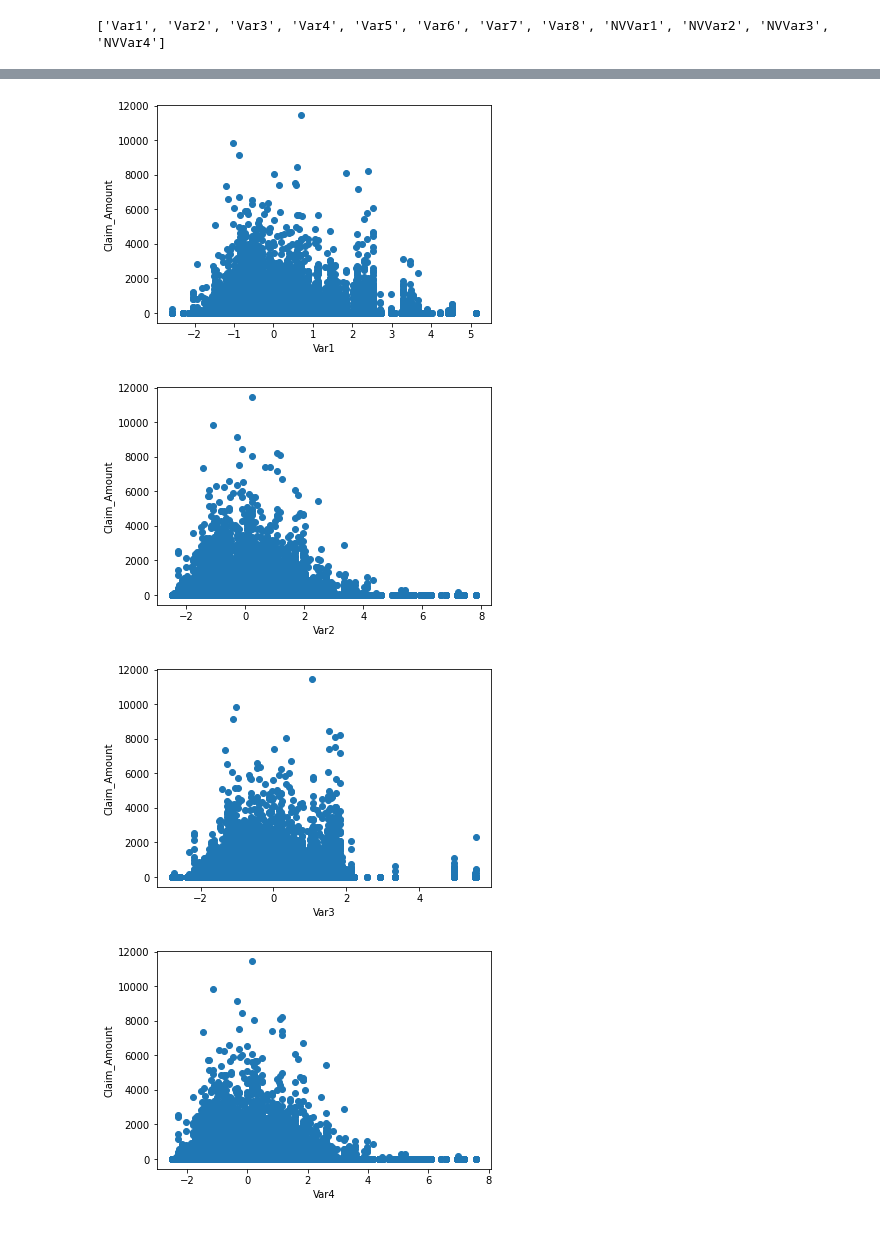
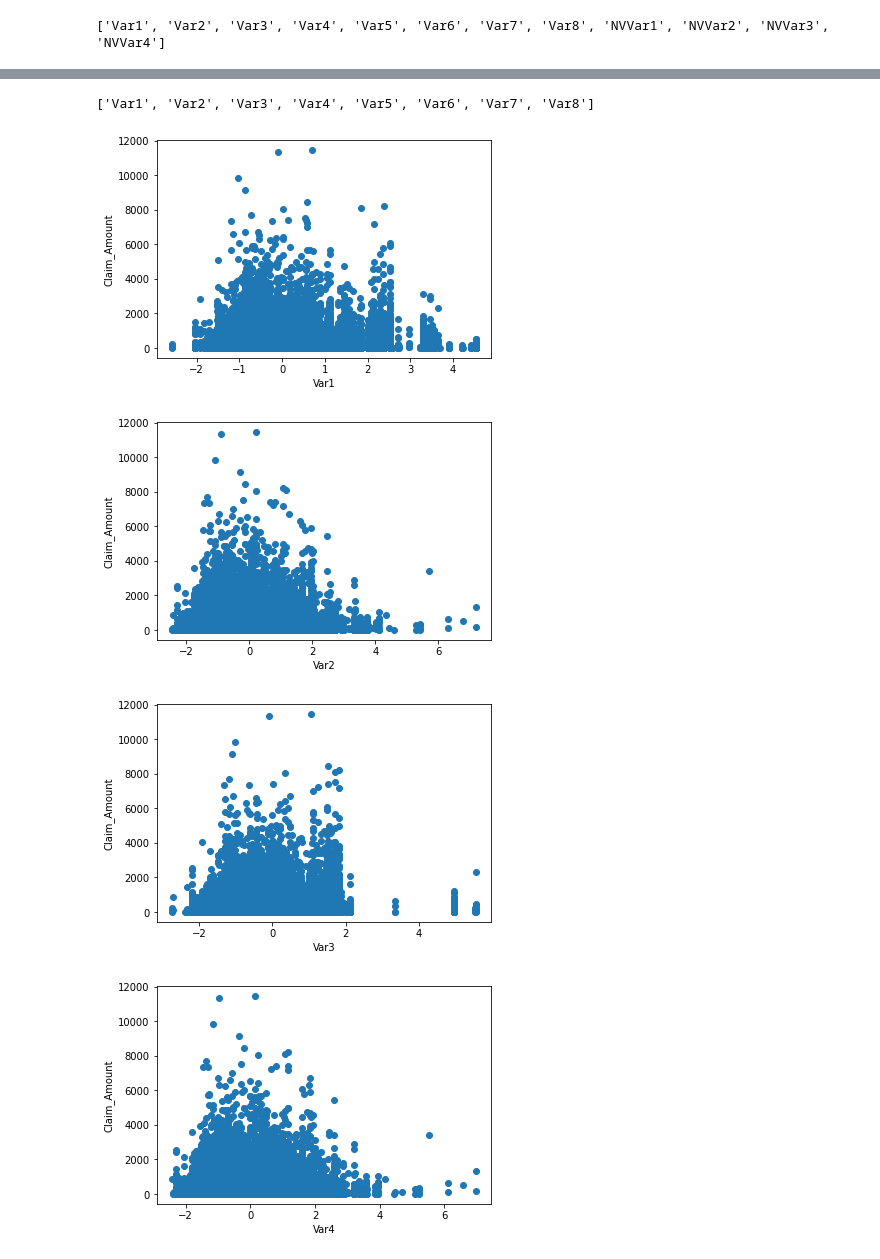
Before and after one commit to Catalysta/AutoClaims, a Jupyter notebook: src/AutoClaims.ipynb, the cells around one changed output, grey strips where cells are left out. Saved outputs shown, nothing was run; the diff lists cells and outputs as text; code cells hidden in the pictures.

Commit message:
eda and attempts at model fits

```diff
--- a/src/AutoClaims.ipynb
+++ b/src/AutoClaims.ipynb
@@ -173,6 +197,10 @@ Name: NVCat, dtype: int64
 # %%
 #Plot everything
-for col in cols_categorical:
+for col in cols_categorical[3:]:
+    #severity
     train_dat.groupby(col).mean()['Claim_Amount'].plot(kind = 'bar')
     plt.show()
+    #frequency
+    train_dat.groupby(col).mean()['Claim'].plot(kind = 'bar')
+    plt.show()
 # %% [output]
@@ -198,0 +226,9 @@ print(preds_categorical)
+# %%
+# apply target engoding to make & model variables
+for pred in preds_categorical[:3]:
+    #print(train_dat.groupby(pred).mean()[['Claim_Amount','Claim']])
+    target_map = train_dat.groupby(pred).mean()[['Claim_Amount','Claim']].to_dict()
+    train_dat[pred + '_sev_tgt'] = train_dat.loc[:,pred].map(target_map['Claim_Amount'])
+    train_dat[pred + '_frq_tgt'] = train_dat.loc[:,pred].map(target_map['Claim'])
+
+train_dat.head()
@@ -219,2 +283,12 @@ print(cols_numeric)
 # %%
-# plot univariate histograms
+# plot univariate histograms - these are gross
+# Var1 , Var2, Var3, Var6 - try log or square root
+# Var2 - same
+# Var3 - trim outliers
+# Var7 has a lump over -1
+# Var8, NVVar1, NVVar2, NVVar3, NVVar4 - drop, no info
+
+for col in cols_numeric:
+    plt.hist(train_dat[col])
+    plt.title(col)
+    plt.show()
@@ -221,12 +308,17 @@ print(cols_numeric)
+# %%
+cols_numeric = list(cols_numeric[:8])
+print(cols_numeric)
+# %% [output]
+['Var1', 'Var2', 'Var3', 'Var4', 'Var5', 'Var6', 'Var7', 'Var8']
 # %%
 # plot everything nonzero
 for col in cols_numeric:
-    plt.scatter(train_dat[col], train_dat['Claim_Amount'])
+    plt.scatter(train_dat.loc[train_dat['Claim'] == 1, col], train_dat.loc[train_dat['Claim'] == 1,'Claim_Amount'])
     plt.xlabel(col)
     plt.ylabel("Claim_Amount")
     plt.show()
 # %% [output]
-[figure, old version]
+[figure, new version]
-[figure, old version]
+[figure, new version]
-[figure, old version]
+[figure, new version]
-[figure, old version]
+[figure, new version]
```
Also changed, not shown: parts of 40 cells of this notebook.
